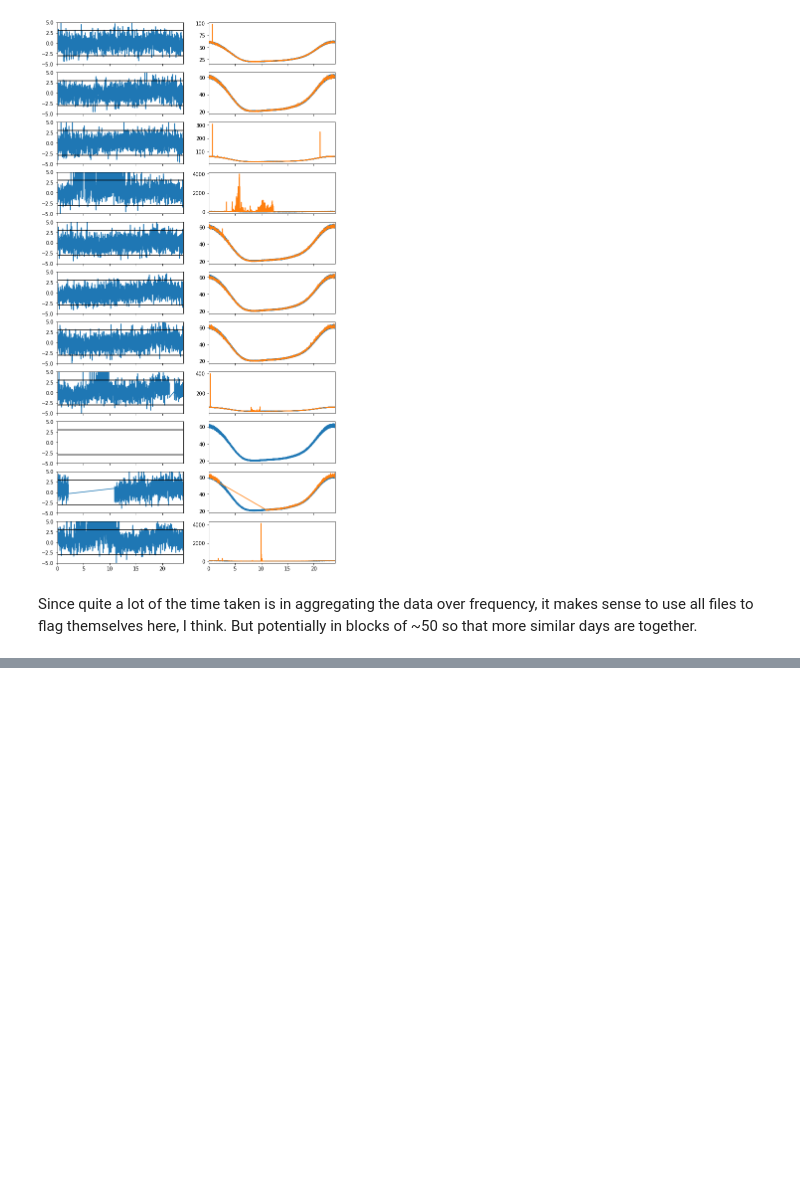
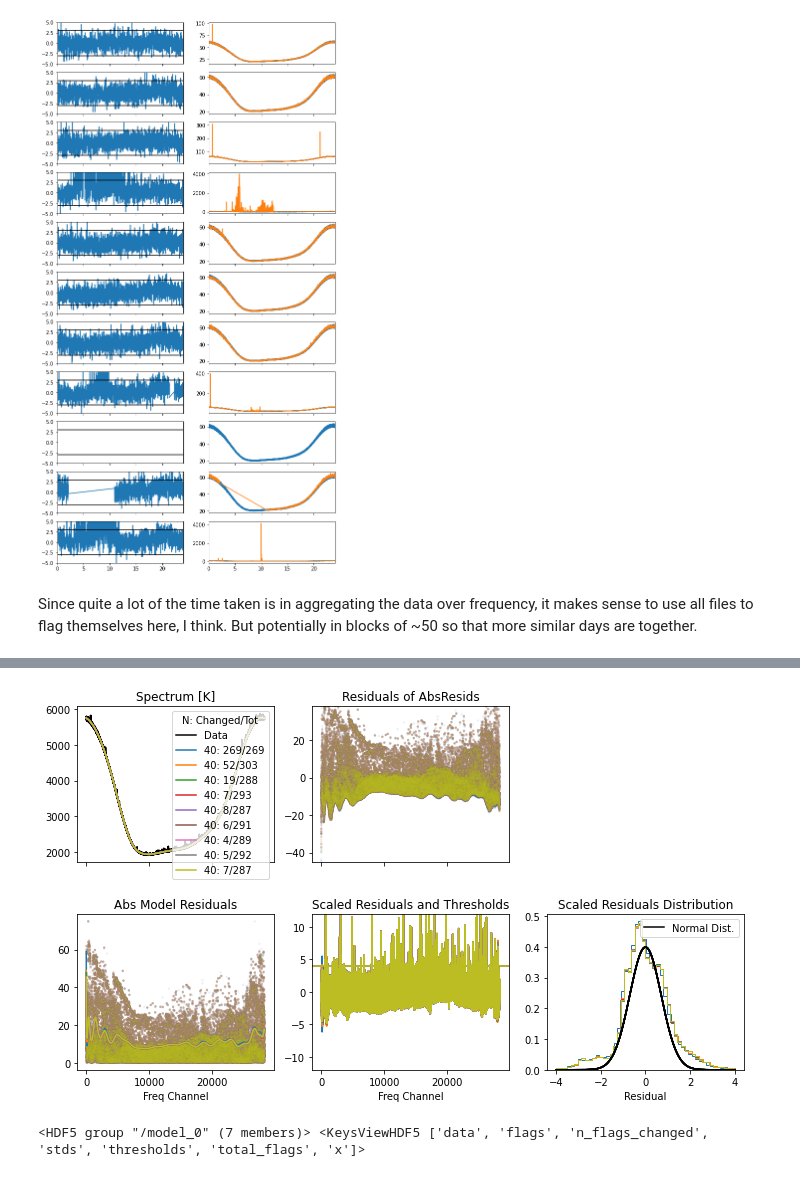
Before and after one commit to edges-collab/edges-analysis, a Jupyter notebook: devel/check_rms.ipynb, the cells around one changed output, grey strips where cells are left out. Saved outputs shown, nothing was run; the diff lists cells and outputs as text; code cells hidden in the pictures; blank space fills up the shorter version.

```diff
--- a/devel/check_rms.ipynb
+++ b/devel/check_rms.ipynb
@@ -272,0 +301,10 @@ Since quite a lot of the time taken is in aggregating the data over frequency, i
+# %%
+visualise_model_info(flag_info.models[0])
+# %% [output]
+[figure, added]
+# %%
+filt = filters.GHAModelFilter.from_file(work_dir / 'GHAModel_TotalPowerAggregator(band=[50, 75]).filter')
+info = filters.GHAModelFilterInfo.from_file(work_dir / 'GHAModel_TotalPowerAggregator(band=[50, 75]).info')
+flag_info = ModelFilterInfoContainer.from_file(work_dir / 'GHAModel_TotalPowerAggregator(band=[50, 75]).flag_info')
+# %% [output]
+<HDF5 group "/model_0" (7 members)> <KeysViewHDF5 ['data', 'flags', 'n_flags_changed', 'stds', 'thresholds', 'total_flags', 'x']>
```
Also changed, not shown: parts of 31 cells of this notebook, 8 other files.
